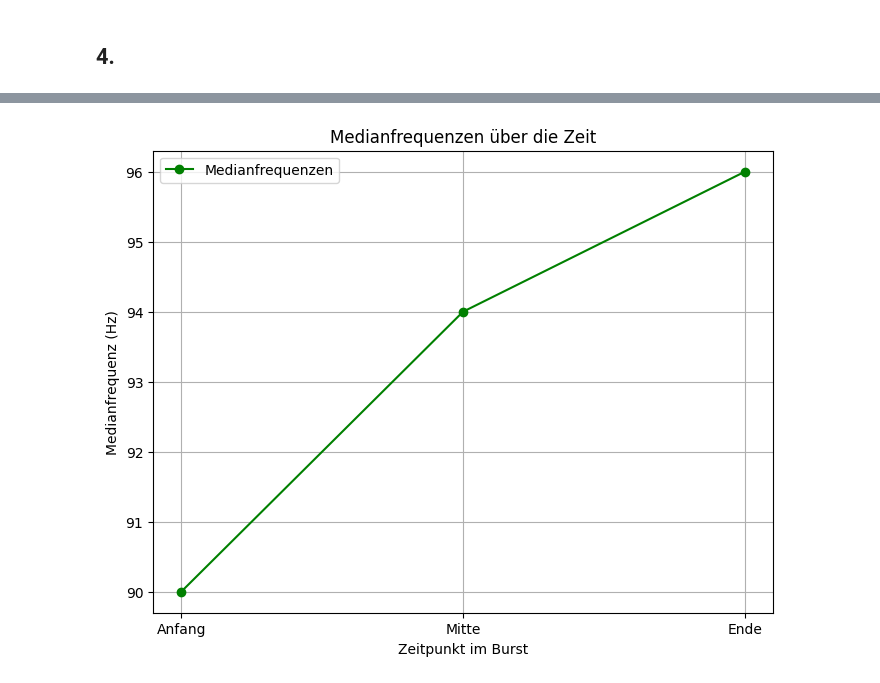
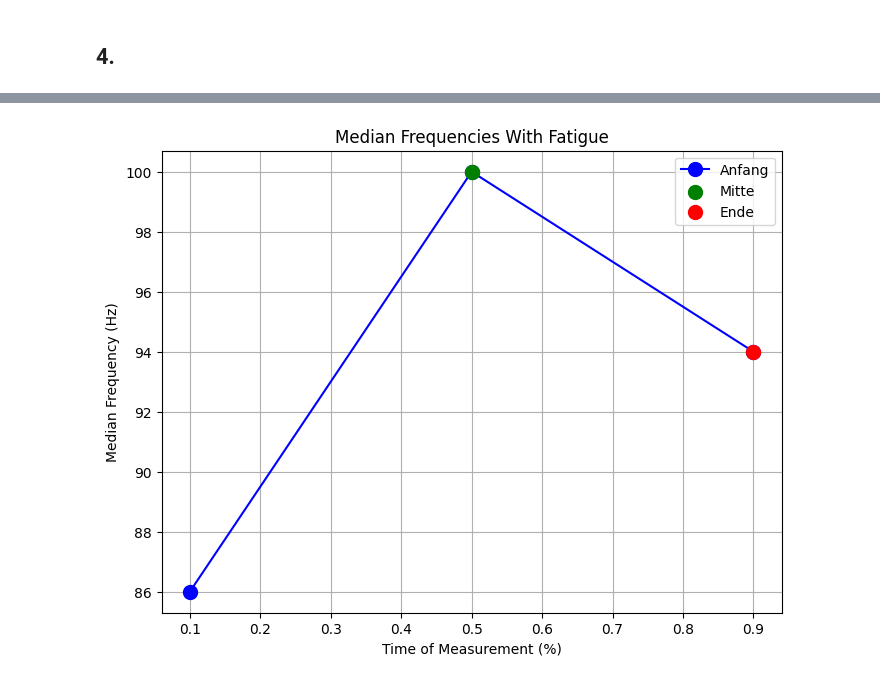
Before and after one commit to VPaulineC/Praktikum-3, a Jupyter notebook: MainCode3.ipynb, the cells around one changed output, grey strips where cells are left out. Cells and saved outputs as stored; diff of their text form; code cells hidden in the pictures.

```diff
--- a/MainCode3.ipynb
+++ b/MainCode3.ipynb
@@ -551,12 +681,7 @@ Median Frequency: 89.57219251336899
 # %%
-import numpy as np
-import matplotlib.pyplot as plt
-from scipy.integrate import cumulative_trapezoid
-from Lab3Functions import get_power  # Importiere deine Funktionen
-
 # Filtereinstellungen
-cutoff_freq = 100  # Cutoff-Frequenz für den Lowpass-Filter
-filter_order = 2   # Reduzierte Filterordnung
+cutoff_freq = 40  # Cutoff-Frequenz für den Lowpass-Filter
+filter_order = 1   # Reduzierte Filterordnung
 fs = 1000          # Samplingfrequenz in Hz
 samples_per_segment = 500  # Anzahl der Samples pro Segment
 
@@ -574,9 +699,9 @@ end_idx = burst_end_idx - samples_per_segment
 end_segment = fatigue['emg'][end_idx:end_idx + samples_per_segment]
 
 # Spektrale Leistungsdichte für die Segmente berechnen
-start_power, start_freqs = get_power(start_segment, fs)
-middle_power, middle_freqs = get_power(middle_segment, fs)
-end_power, end_freqs = get_power(end_segment, fs)
+start_power, start_freqs = l3f.get_power(start_segment, fs)
+middle_power, middle_freqs = l3f.get_power(middle_segment, fs)
+end_power, end_freqs = l3f.get_power(end_segment, fs)
 
 # Gefilterte spektrale Leistungsdichte mit neuen Filtereinstellungen
 filtered_start_power = lowpass_filter(start_power, cutoff=cutoff_freq, fs=fs, order=filter_order)
@@ -608,18 +733,4 @@ plt.ylabel('Leistung (a.u.)')
 plt.legend()
 plt.grid()
 plt.show()
-
-# Medianfrequenzen über die Zeit
-median_frequencies = [median_freq_start, median_freq_middle, median_freq_end]
-time_points = ['Anfang', 'Mitte', 'Ende']
-
-plt.figure(figsize=(8, 6))
-plt.plot(time_points, median_frequencies, marker='o', color='green', label='Medianfrequenzen')
-plt.scatter(time_points, median_frequencies, color=['red', 'blue', 'green'], s=100, zorder=3)
-plt.title('Medianfrequenzen über die Zeit (fatigue)')
-plt.xlabel('Zeitpunkt')
-plt.ylabel('Medianfrequenz (Hz)')
-plt.grid()
-plt.legend()
-plt.show()
 # %% [output]
@@ -628,16 +738,16 @@ plt.show()
 # %%
-
-# Medianfrequenzen über die Zeit
 median_frequencies = [median_freq_start, median_freq_middle, median_freq_end]
-time_points = ['Anfang', 'Mitte', 'Ende']
+time_points = [0.1, 0.5, 0.9]
 
 plt.figure(figsize=(8, 6))
-plt.plot(time_points, median_frequencies, marker='o', color='green', label='Medianfrequenzen')
-plt.title('Medianfrequenzen über die Zeit')
-plt.xlabel('Zeitpunkt im Burst')
-plt.ylabel('Medianfrequenz (Hz)')
+plt.plot(time_points, median_frequencies, marker='o', color='blue', label='Anfang', markersize=10)
+plt.scatter([0.5], [median_freq_middle], color='green', label='Mitte', s=100, zorder=3)
+plt.scatter([0.9], [median_freq_end], color='red', label='Ende', s=100, zorder=3)
+plt.title('Median Frequencies With Fatigue')
+plt.xlabel('Time of Measurement (%)')
+plt.ylabel('Median Frequency (Hz)')
 plt.grid()
 plt.legend()
 plt.show()
 # %% [output]
-[figure, old version]
+[figure, new version]
```
Also changed, not shown: parts of 17 cells of this notebook.
